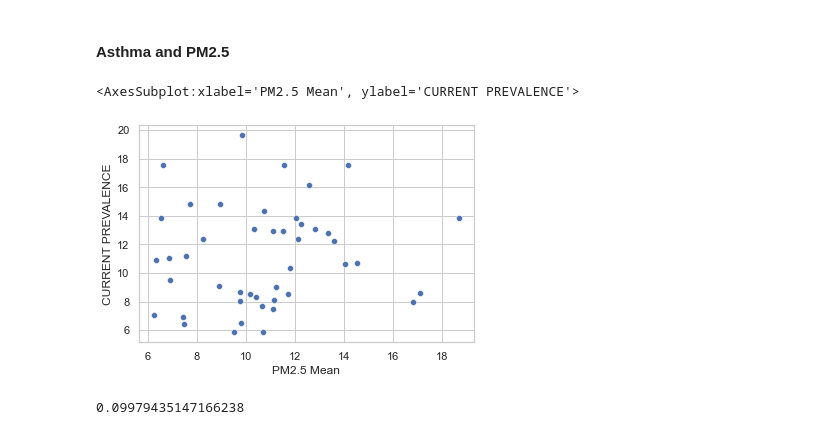
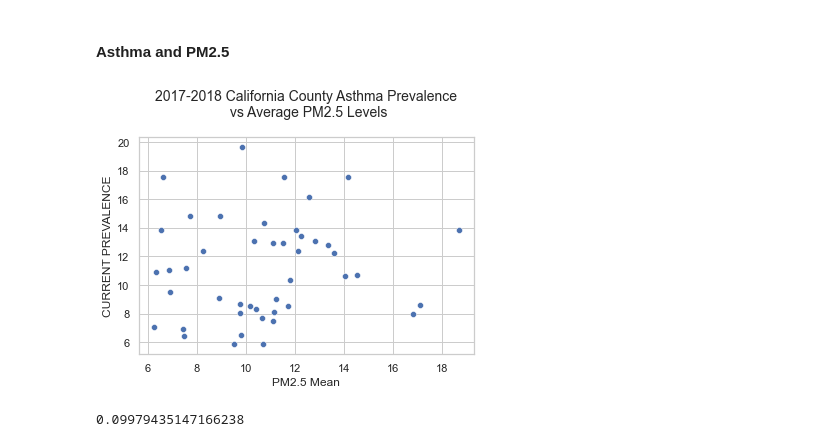
Before and after one commit to mjlaw/FIT_capstone, a Jupyter notebook: Jupyter_notebooks/Air Quality and Asthma part3.ipynb, the cells around one changed output. Saved outputs shown, nothing was run; the diff lists cells and outputs as text; code cells hidden in the pictures.

```diff
--- a/Jupyter_notebooks/Air Quality and Asthma part3.ipynb
+++ b/Jupyter_notebooks/Air Quality and Asthma part3.ipynb
@@ -633,9 +654,10 @@ calAsthmaPM25 = pmCaliforniaCombinedCountydf.merge(asthmaCalFinal, left_on=pmCal
 # %%
 sns.set(style='whitegrid', context='notebook', rc={'figure.figsize':(6,4)})
 sns.scatterplot(x='PM2.5 Mean', y='CURRENT PREVALENCE', data=calAsthmaPM25)
+plt.title('2017-2018 California County Asthma Prevalence\n vs Average PM2.5 Levels', pad=20, fontsize=14)
+plt.savefig('AQAsthma3_scatterpmCal.png', bbox_inches='tight')
 # %% [output]
-<AxesSubplot:xlabel='PM2.5 Mean', ylabel='CURRENT PREVALENCE'>
-[figure, old version]
+[figure, new version]
 # %%
 plt.close()
 # %%
```
Also changed, not shown: parts of 43 cells of this notebook, 1 other file.
